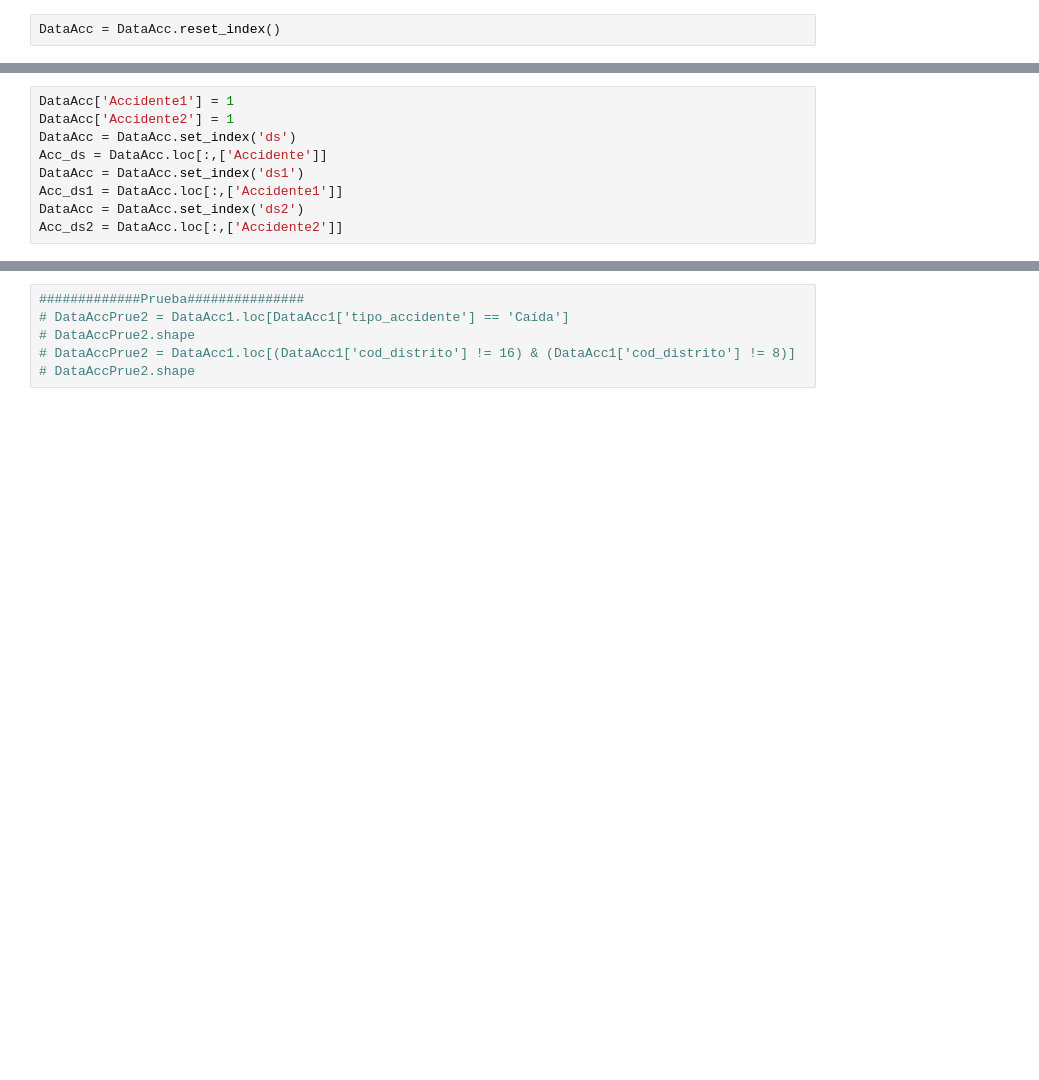
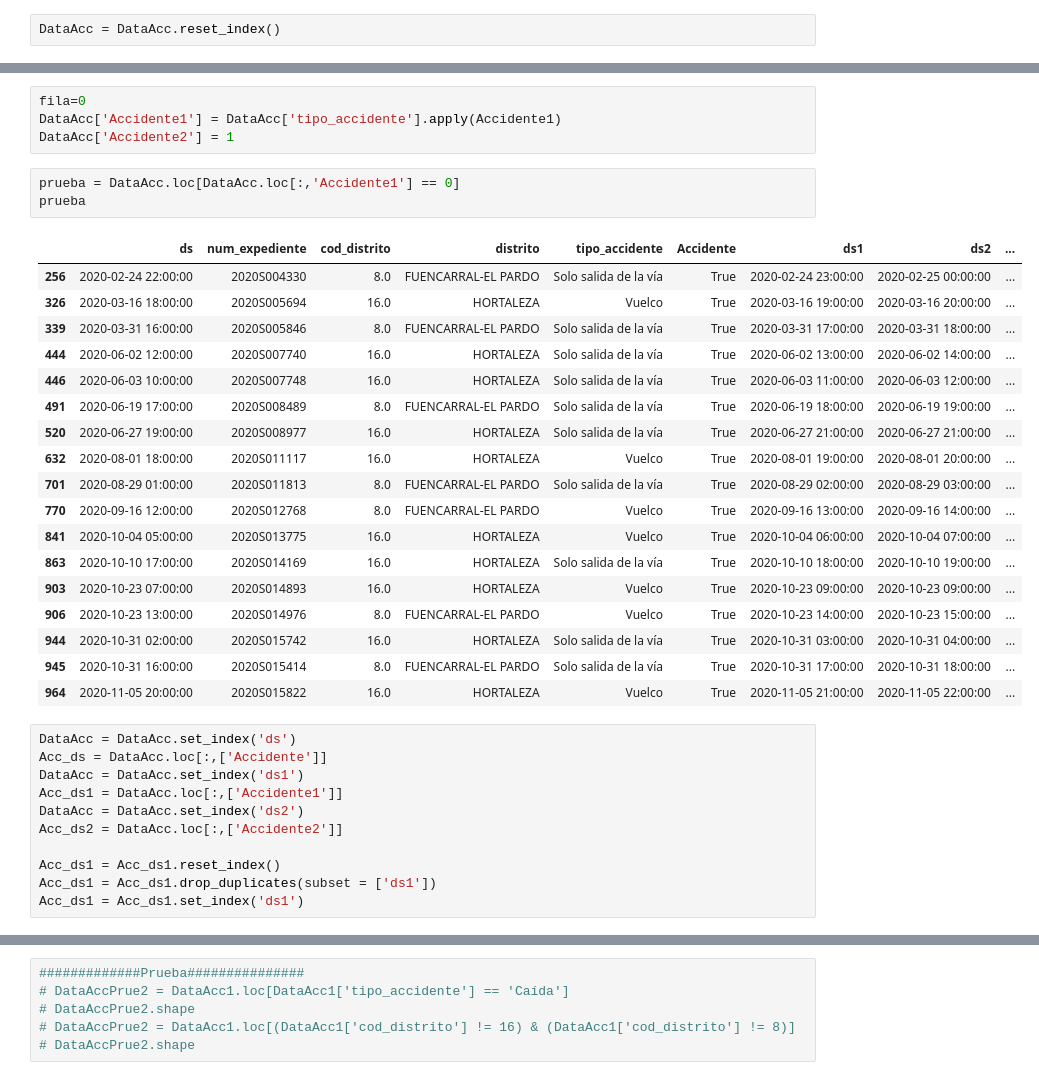
Before and after one commit to Jhonvalencia77/8vo_avance, a Jupyter notebook: AccidentalidadMadrid.ipynb, the cells around one changed output, grey strips where cells are left out. Drawn from its saved outputs; the diff is of its cells as text; blank space fills up the shorter version.

```diff
--- a/AccidentalidadMadrid.ipynb
+++ b/AccidentalidadMadrid.ipynb
@@ -212,12 +283,40 @@ DataAcc
+# %%
+fila=0
+DataAcc['Accidente1'] = DataAcc['tipo_accidente'].apply(Accidente1)
+DataAcc['Accidente2'] = 1
+# %%
+prueba = DataAcc.loc[DataAcc.loc[:,'Accidente1'] == 0]
+prueba
+# %% [output]
+|  | ds | num_expediente | cod_distrito | distrito | tipo_accidente | Accidente | ds1 | ds2 | ... |
+| 256 | 2020-02-24 22:00:00 | 2020S004330 | 8.0 | FUENCARRAL-EL PARDO | Solo salida de la vía | True | 2020-02-24 23:00:00 | 2020-02-25 00:00:00 | ... |
+| 326 | 2020-03-16 18:00:00 | 2020S005694 | 16.0 | HORTALEZA | Vuelco | True | 2020-03-16 19:00:00 | 2020-03-16 20:00:00 | ... |
+| 339 | 2020-03-31 16:00:00 | 2020S005846 | 8.0 | FUENCARRAL-EL PARDO | Solo salida de la vía | True | 2020-03-31 17:00:00 | 2020-03-31 18:00:00 | ... |
+| 444 | 2020-06-02 12:00:00 | 2020S007740 | 16.0 | HORTALEZA | Solo salida de la vía | True | 2020-06-02 13:00:00 | 2020-06-02 14:00:00 | ... |
+| 446 | 2020-06-03 10:00:00 | 2020S007748 | 16.0 | HORTALEZA | Solo salida de la vía | True | 2020-06-03 11:00:00 | 2020-06-03 12:00:00 | ... |
+| 491 | 2020-06-19 17:00:00 | 2020S008489 | 8.0 | FUENCARRAL-EL PARDO | Solo salida de la vía | True | 2020-06-19 18:00:00 | 2020-06-19 19:00:00 | ... |
+| 520 | 2020-06-27 19:00:00 | 2020S008977 | 16.0 | HORTALEZA | Solo salida de la vía | True | 2020-06-27 21:00:00 | 2020-06-27 21:00:00 | ... |
+| 632 | 2020-08-01 18:00:00 | 2020S011117 | 16.0 | HORTALEZA | Vuelco | True | 2020-08-01 19:00:00 | 2020-08-01 20:00:00 | ... |
+| 701 | 2020-08-29 01:00:00 | 2020S011813 | 8.0 | FUENCARRAL-EL PARDO | Solo salida de la vía | True | 2020-08-29 02:00:00 | 2020-08-29 03:00:00 | ... |
+| 770 | 2020-09-16 12:00:00 | 2020S012768 | 8.0 | FUENCARRAL-EL PARDO | Vuelco | True | 2020-09-16 13:00:00 | 2020-09-16 14:00:00 | ... |
+| 841 | 2020-10-04 05:00:00 | 2020S013775 | 16.0 | HORTALEZA | Vuelco | True | 2020-10-04 06:00:00 | 2020-10-04 07:00:00 | ... |
+| 863 | 2020-10-10 17:00:00 | 2020S014169 | 16.0 | HORTALEZA | Solo salida de la vía | True | 2020-10-10 18:00:00 | 2020-10-10 19:00:00 | ... |
+| 903 | 2020-10-23 07:00:00 | 2020S014893 | 16.0 | HORTALEZA | Vuelco | True | 2020-10-23 09:00:00 | 2020-10-23 09:00:00 | ... |
+| 906 | 2020-10-23 13:00:00 | 2020S014976 | 8.0 | FUENCARRAL-EL PARDO | Vuelco | True | 2020-10-23 14:00:00 | 2020-10-23 15:00:00 | ... |
+| 944 | 2020-10-31 02:00:00 | 2020S015742 | 16.0 | HORTALEZA | Solo salida de la vía | True | 2020-10-31 03:00:00 | 2020-10-31 04:00:00 | ... |
+| 945 | 2020-10-31 16:00:00 | 2020S015414 | 8.0 | FUENCARRAL-EL PARDO | Solo salida de la vía | True | 2020-10-31 17:00:00 | 2020-10-31 18:00:00 | ... |
+| 964 | 2020-11-05 20:00:00 | 2020S015822 | 16.0 | HORTALEZA | Vuelco | True | 2020-11-05 21:00:00 | 2020-11-05 22:00:00 | ... |
 # %%
-DataAcc['Accidente1'] = 1
-DataAcc['Accidente2'] = 1
 DataAcc = DataAcc.set_index('ds')
 Acc_ds = DataAcc.loc[:,['Accidente']]
 DataAcc = DataAcc.set_index('ds1')
 Acc_ds1 = DataAcc.loc[:,['Accidente1']]
 DataAcc = DataAcc.set_index('ds2')
 Acc_ds2 = DataAcc.loc[:,['Accidente2']]
+
+Acc_ds1 = Acc_ds1.reset_index()
+Acc_ds1 = Acc_ds1.drop_duplicates(subset = ['ds1'])
+Acc_ds1 = Acc_ds1.set_index('ds1')
 # %%
 Acc_ds1
 Data=Acc_ds1.loc['2020-08-24':'2020-08-24']
```
Also changed, not shown: parts of 10 cells of this notebook.
